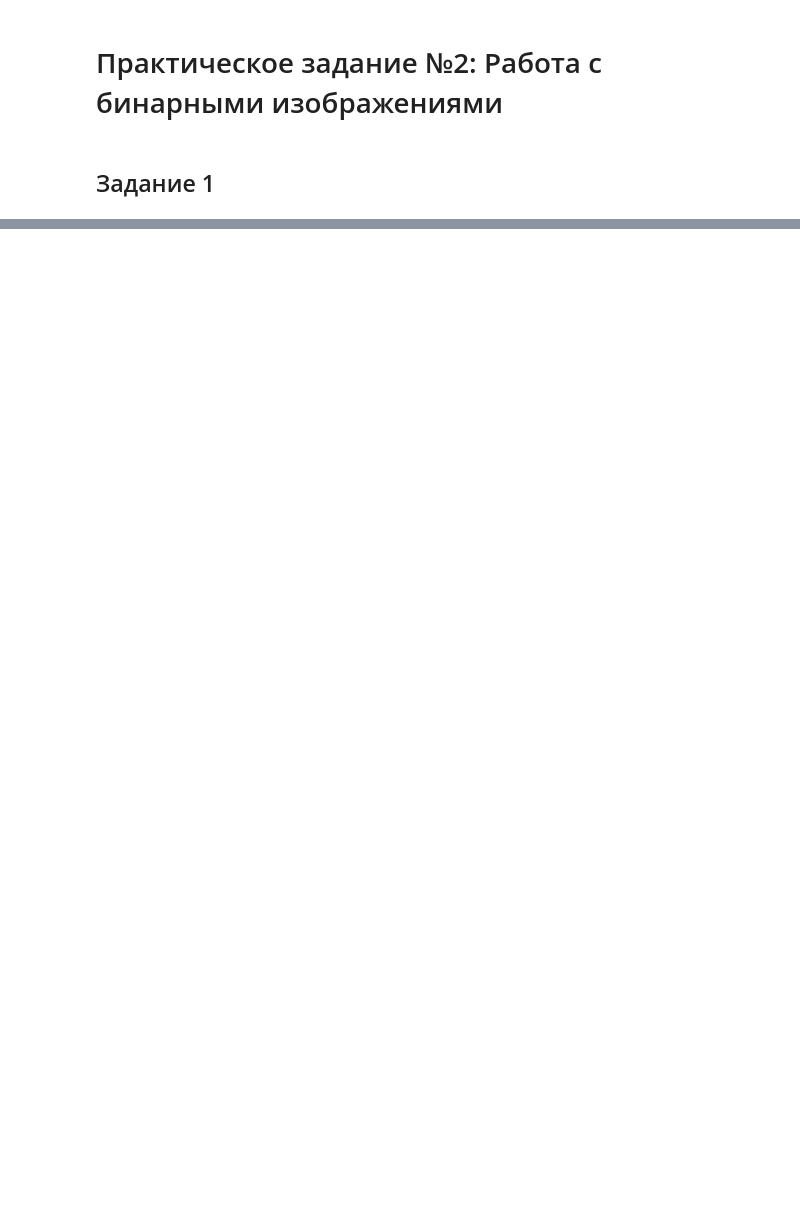
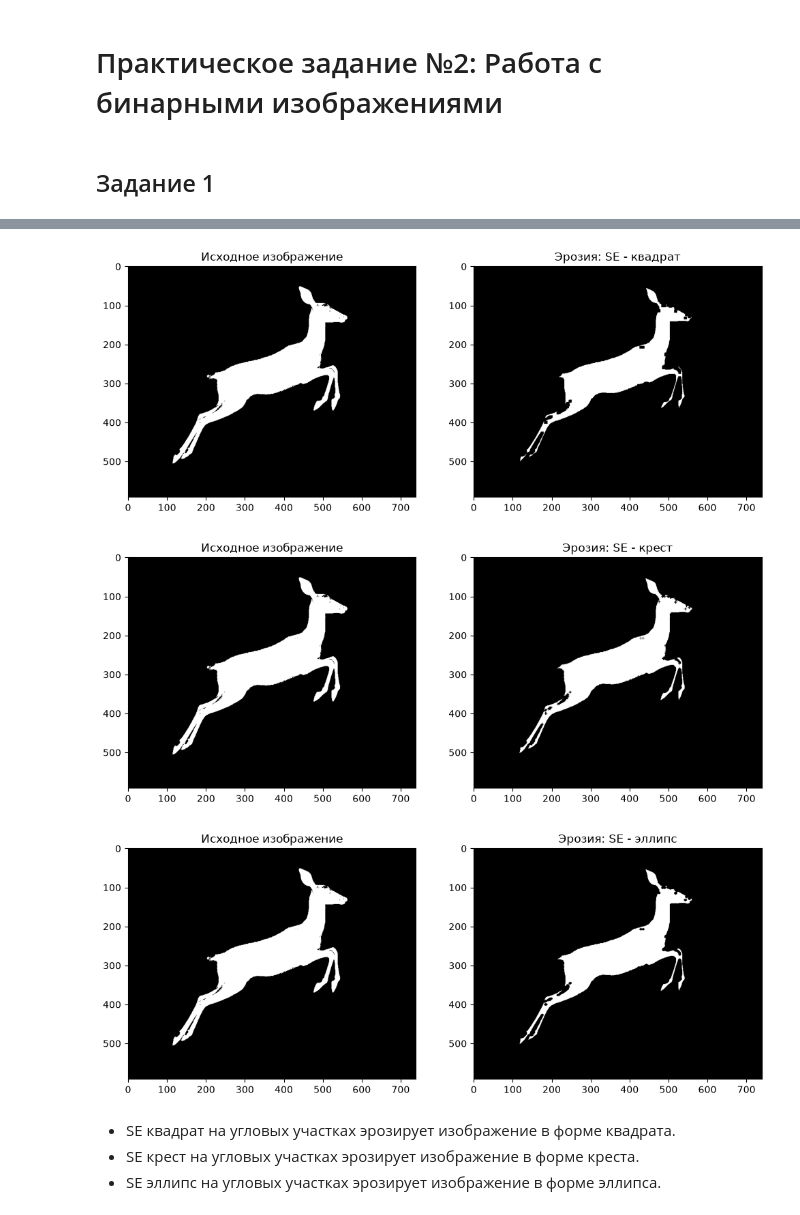
Before and after one commit to RuslanVdovinn/asu, a Jupyter notebook: kmkz/lec2/exercise/lab2.ipynb, the cells around one changed output, grey strips where cells are left out. Drawn from its saved outputs; the diff is of its cells as text; code cells hidden in the pictures; blank space fills up the shorter version.

```diff
--- a/kmkz/lec2/exercise/lab2.ipynb
+++ b/kmkz/lec2/exercise/lab2.ipynb
@@ -29,0 +70,20 @@ plt.imshow(img_gray, cmap='gray')
+# %%
+def erode(SE, name):
+    kernel = cv2.getStructuringElement(SE, (7,7))
+    eroded1 = cv2.erode(img_bin, kernel, iterations=1)
+
+    plt.subplot(1,2,1); plt.imshow(img_bin, cmap='gray'); plt.title('Исходное изображение')
+    plt.subplot(1,2,2); plt.imshow(eroded1, cmap='gray'); plt.title(f'Эрозия: SE - {name}')
+    plt.show()
+# %%
+erode(cv2.MORPH_RECT, 'квадрат')
+erode(cv2.MORPH_CROSS, 'крест')
+erode(cv2.MORPH_ELLIPSE, 'эллипс')
+# %% [output]
+[figure, added]
+[figure, added]
+[figure, added]
+# %% [markdown]
+- SE квадрат на угловых участках эрозирует изображение в форме квадрата.
+- SE крест на угловых участках эрозирует изображение в форме креста.
+- SE эллипс на угловых участках эрозирует изображение в форме эллипса.
```
Also changed, not shown: parts of 3 cells of this notebook.
